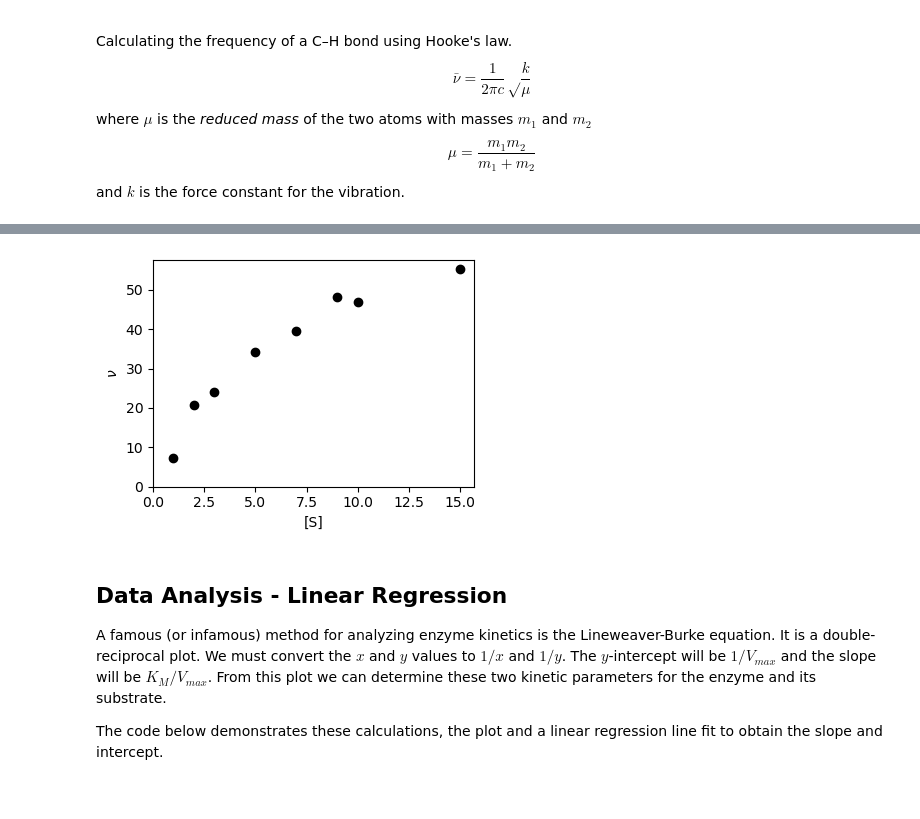
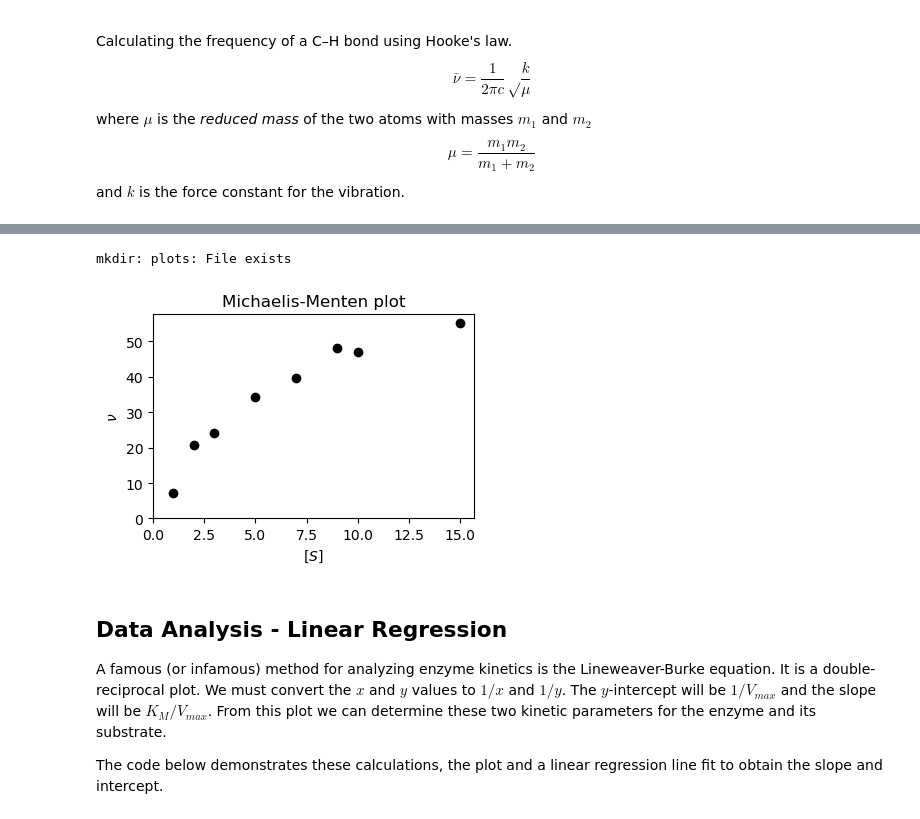
Before and after one commit to blinkletter/PythonPresentation, a Jupyter notebook: 01_PlotBasics.ipynb, the cells around one changed output, grey strips where cells are left out. Cells and saved outputs as stored; diff of their text form; code cells hidden in the pictures.

```diff
--- a/01_PlotBasics.ipynb
+++ b/01_PlotBasics.ipynb
@@ -39,29 +49,31 @@ The data is for the enzyme-catalyzed hydrolysis of p-nitrophenylacetate at pH 7.
 # %%
 ### Setup environment for Google Colab
 
 import matplotlib.pyplot as plt    # plotting tools
 !mkdir plots
-
 
 ### This is the data
 conc = [1,  2,  3,  5,  7,  9, 10, 15]                  # units are mM
 rate = [7.3, 20.7, 24.1, 34.3, 39.6, 48.2, 47.0, 55.2]  # units are uM/min
 
 ##### PLOT COMMANDS #####
 
-plt.figure(figsize=(4,3))       # create a new blank plot
+plt.figure(figsize=(4,3))  # create a new blank plot
 
-plt.plot(conc, rate, "ko")      # plot the data as black "k" points "o"
+plt.plot(conc, rate, "ko") # plot the data as black "k" points "o"
 
-plt.xlim(0,None)                # set axis limits so the plot starts at the origin
+plt.xlim(0,None)           # set axis limits so the plot starts at the origin
 plt.ylim(0,None)
-plt.xlabel(r"[S]")              # label the two axis
+plt.xlabel(r"$[S]$")       # label the two axis
 plt.ylabel(r"$\nu$")
-plt.tight_layout()              # Prevents axis lables from falling off edge of plot
+plt.title("Michaelis-Menten plot")
+
+plt.tight_layout()         # Prevents axis lables from falling off edge of plot
 plt.savefig("plots/basics_plot1.pdf")   # save the plot to this file
-plt.show()                      # show the plot in this notebook and clear it
+plt.show()                 # show the plot in this notebook and clear it
 # %% [output]
+mkdir: plots: File exists
-[figure, old version]
+[figure, new version]
 # %% [markdown]
 ## Data Analysis - Linear Regression
 
```
Also changed, not shown: parts of 6 cells of this notebook, 9 other files.
